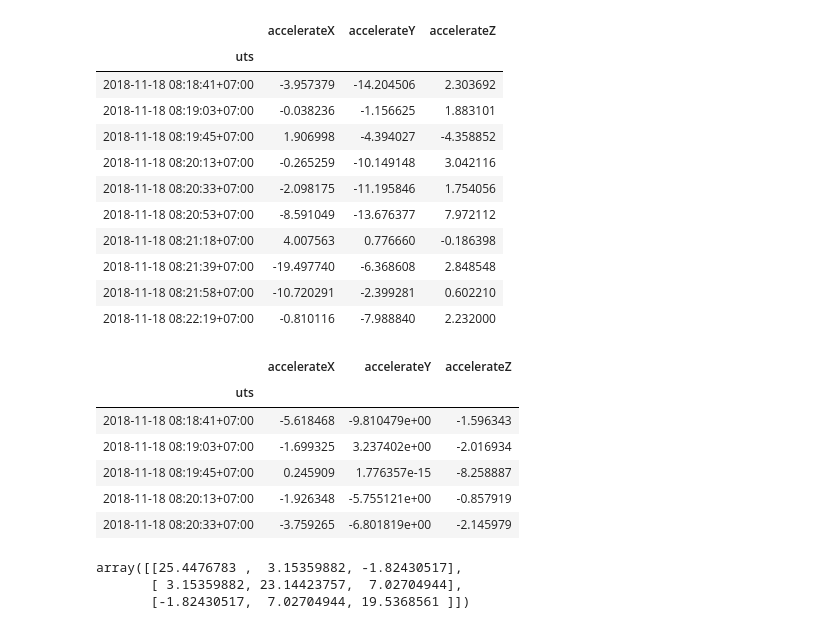
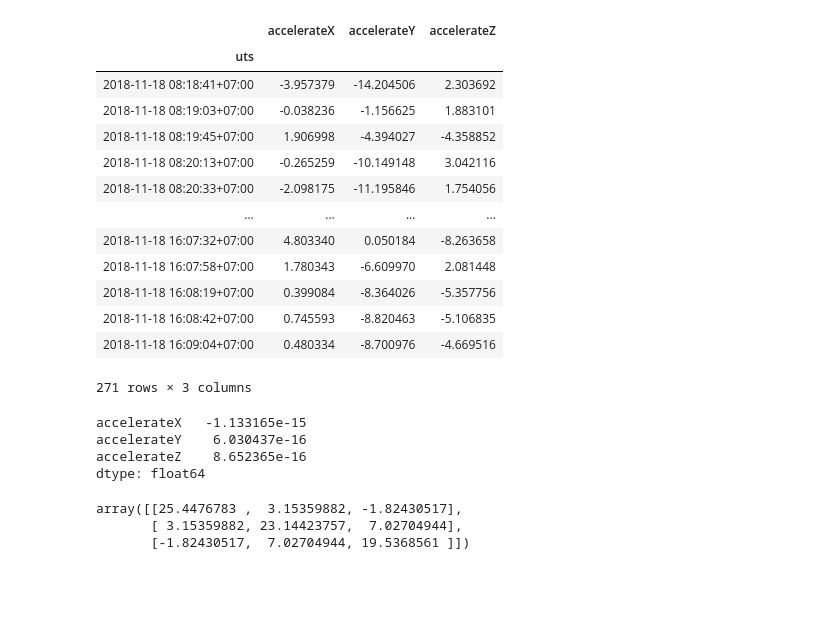
Before and after one commit to kanisornpitakwong/ML_CE3D, a Jupyter notebook: Lab01/Lab01_2.ipynb, the cells around one changed output. Drawn from its saved outputs; the diff is of its cells as text; code cells hidden in the pictures; blank space fills up the shorter version.

```diff
--- a/Lab01/Lab01_2.ipynb
+++ b/Lab01/Lab01_2.ipynb
@@ -8,24 +8,26 @@ import seaborn as sns
 df = pd.read_csv('watch_test2_sample.csv')
 df['uts'] = pd.to_datetime(df['uts'])
 # %%
-df.drop_duplicates(inplace=True)
+df = df.drop_duplicates()
 # %%
-df.set_index('uts', inplace=True)
-df.fillna(df.mean(), inplace=True)
+df = df.set_index('uts')
+df = df.fillna(df.mean())
 # %%
 accelerator_df = df[['accelerateX', 'accelerateY', 'accelerateZ']].copy()
-accelerator_df.head(10)
+accelerator_df
 # %% [output]
 |  | accelerateX | accelerateY | accelerateZ |
 | uts |  |  |  |
 | 2018-11-18 08:18:41+07:00 | -3.957379 | -14.204506 | 2.303692 |
 | 2018-11-18 08:19:03+07:00 | -0.038236 | -1.156625 | 1.883101 |
 | 2018-11-18 08:19:45+07:00 | 1.906998 | -4.394027 | -4.358852 |
 | 2018-11-18 08:20:13+07:00 | -0.265259 | -10.149148 | 3.042116 |
 | 2018-11-18 08:20:33+07:00 | -2.098175 | -11.195846 | 1.754056 |
-| 2018-11-18 08:20:53+07:00 | -8.591049 | -13.676377 | 7.972112 |
-| 2018-11-18 08:21:18+07:00 | 4.007563 | 0.776660 | -0.186398 |
-| 2018-11-18 08:21:39+07:00 | -19.497740 | -6.368608 | 2.848548 |
-| 2018-11-18 08:21:58+07:00 | -10.720291 | -2.399281 | 0.602210 |
-| 2018-11-18 08:22:19+07:00 | -0.810116 | -7.988840 | 2.232000 |
+| ... | ... | ... | ... |
+| 2018-11-18 16:07:32+07:00 | 4.803340 | 0.050184 | -8.263658 |
+| 2018-11-18 16:07:58+07:00 | 1.780343 | -6.609970 | 2.081448 |
+| 2018-11-18 16:08:19+07:00 | 0.399084 | -8.364026 | -5.357756 |
+| 2018-11-18 16:08:42+07:00 | 0.745593 | -8.820463 | -5.106835 |
+| 2018-11-18 16:09:04+07:00 | 0.480334 | -8.700976 | -4.669516 |
+271 rows × 3 columns
 # %%
@@ -33,13 +35,10 @@ accelerator_df = accelerator_df - accelerator_df.mean()
 # %%
-accelerator_df.head()
+accelerator_df.mean()
 # %% [output]
-|  | accelerateX | accelerateY | accelerateZ |
-| uts |  |  |  |
-| 2018-11-18 08:18:41+07:00 | -5.618468 | -9.810479e+00 | -1.596343 |
-| 2018-11-18 08:19:03+07:00 | -1.699325 | 3.237402e+00 | -2.016934 |
-| 2018-11-18 08:19:45+07:00 | 0.245909 | 1.776357e-15 | -8.258887 |
-| 2018-11-18 08:20:13+07:00 | -1.926348 | -5.755121e+00 | -0.857919 |
-| 2018-11-18 08:20:33+07:00 | -3.759265 | -6.801819e+00 | -2.145979 |
+accelerateX   -1.133165e-15
+accelerateY    6.030437e-16
+accelerateZ    8.652365e-16
+dtype: float64
 # %%
 accelerator = accelerator_df.to_numpy()
 # %%
```
Also changed, not shown: parts of 6 cells of this notebook, 9 other files.
